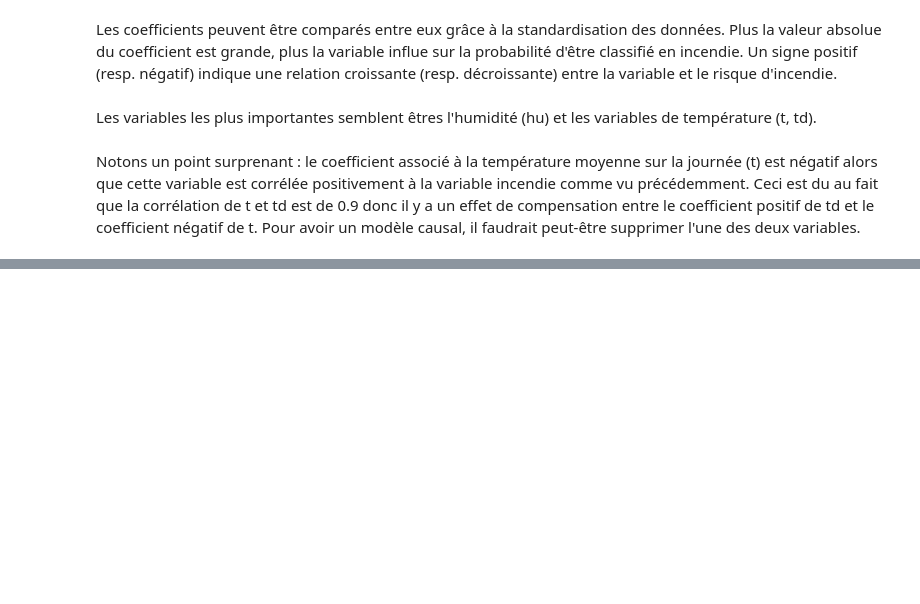
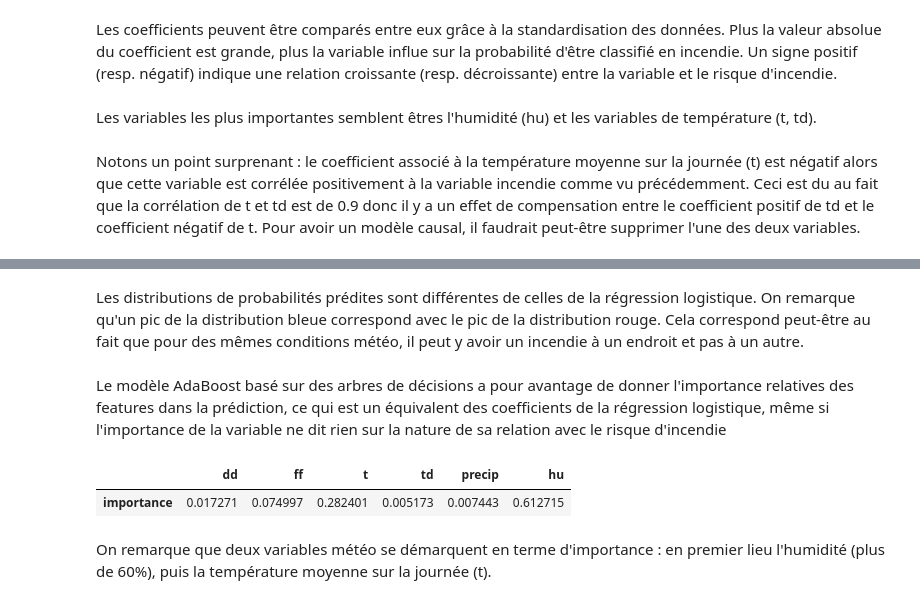
Before and after one commit to felixdechamps/ensae-prog2A, a Jupyter notebook: modelisation.ipynb, the cells around one changed output, grey strips where cells are left out. Saved outputs shown, nothing was run; the diff lists cells and outputs as text; code cells hidden in the pictures; blank space fills up the shorter version.

```diff
--- a/modelisation.ipynb
+++ b/modelisation.ipynb
@@ -191,0 +195,12 @@ weighted avg       1.00      1.00      1.00    403899
+# %% [markdown]
+Les distributions de probabilités prédites sont différentes de celles de la régression logistique. On remarque qu'un pic de la distribution bleue correspond avec le pic de la distribution rouge. Cela correspond peut-être au fait que pour des mêmes conditions météo, il peut y avoir un incendie à un endroit et pas à un autre.
+# %% [markdown]
+Le modèle AdaBoost basé sur des arbres de décisions a pour avantage de donner l'importance relatives des features dans la prédiction, ce qui est un équivalent des coefficients de la régression logistique, même si l'importance de la variable ne dit rien sur la nature de sa relation avec le risque d'incendie
+# %%
+importances = pd.DataFrame(data= ada.named_steps['classi'].feature_importances_.reshape(1,6), columns = X.columns, index=['importance'])
+importances
+# %% [output]
+|  | dd | ff | t | td | precip | hu |
+| importance | 0.017271 | 0.074997 | 0.282401 | 0.005173 | 0.007443 | 0.612715 |
+# %% [markdown]
+On remarque que deux variables météo se démarquent en terme d'importance : en premier lieu l'humidité (plus de 60%), puis la température moyenne sur la journée (t).
```
Also changed, not shown: parts of 17 cells of this notebook.
